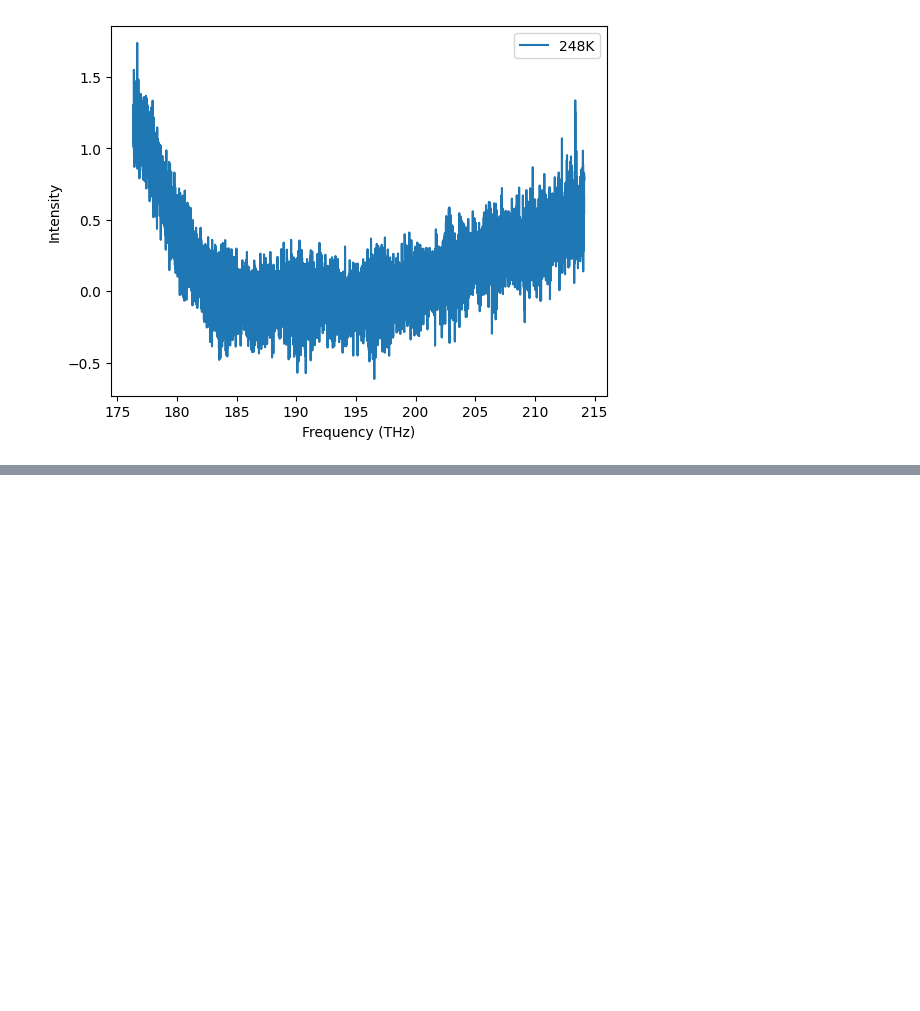
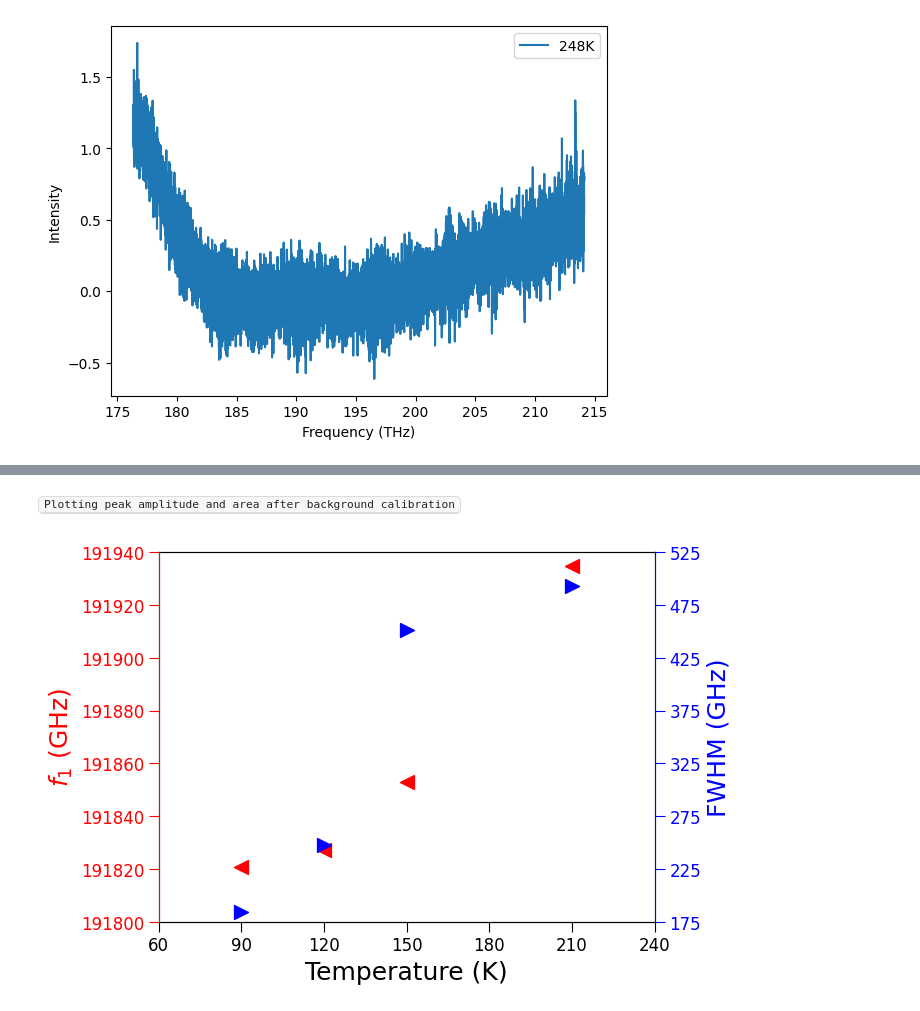
Before and after one commit to JUOM2016/Data-processing, a Jupyter notebook: 20230111_absorption_white_light_OD_parallel_calibrated.ipynb, the cells around one changed output, grey strips where cells are left out. Drawn from its saved outputs; the diff is of its cells as text; code cells hidden in the pictures; blank space fills up the shorter version.

```diff
--- a/20230111_absorption_white_light_OD_parallel_calibrated.ipynb
+++ b/20230111_absorption_white_light_OD_parallel_calibrated.ipynb
@@ -54,0 +681,58 @@ output_raw_data=data.to_numpy()
+# %% [markdown]
+<kbd> Plotting peak amplitude and area after background calibration
+# %%
+temp=[90, 120, 150, 210]
+f0_main=np.empty([len(temp),2])
+FWHM_main=np.empty([len(temp),2])
+
+fig, ax1 =plt.subplots()
+ax2=ax1.twinx()
+
+for index in range(len(temp)):
+    if peak_num[index+1] == 1:
+        f0_main[index,0]=temp[index]
+        FWHM_main[index,0]=temp[index]
+
+        f0_main[index,1]=f0_0_calibrated[index+1]
+        FWHM_main[index,1]=FWHM_0_calibrated[index+1]
+
+    elif peak_num[index+1] == 2:
+        f0_main[index,0]=temp[index]
+        FWHM_main[index,0]=temp[index]
+
+        f0_main[index,1]=f0_1_calibrated[index+1]
+        FWHM_main[index,1]=FWHM_1_calibrated[index+1]
+
+    elif peak_num[index+1] == 3:
+        f0_main[index,0]=temp[index]
+        FWHM_main[index,0]=temp[index]
+
+        f0_main[index,1]=f0_4_calibrated[index+1]
+        FWHM_main[index,1]=FWHM_4_calibrated[index+1]
+
+
+ax1.scatter(f0_main[:,0],f0_main[:,1]*1000,s=100,color='r',marker='<')
+ax2.scatter(FWHM_main[:,0],FWHM_main[:,1],s=100,color='b',marker='>')
+
+ax1.set_ylabel('$f_{1}$ (GHz)',fontsize=18,color='r')
+ax1.tick_params(axis='y', colors='red',size=7, labelsize=12)
+
+ax2.set_ylabel('FWHM (GHz)',fontsize=18,color='b')
+ax2.tick_params(axis='y', colors='b',size=7, labelsize=12)
+
+ax2.spines["left"].set_color('red')
+ax2.spines["right"].set_color('b')
+
+ax1.set_xlabel('Temperature (K)',fontsize=18)
+ax1.tick_params(axis='x', colors='black',size=7, labelsize=12)
+
+ax1.set_xlim(60,220)
+ax1.set_xticks(np.arange(60,250,30))
+ax1.set_ylim(191800,191940)
+ax1.set_yticks(np.arange(191800,191960,20))
+ax2.set_ylim(175,525)
+ax2.set_yticks(np.arange(175,575,50))
+
+fig.patch.set_facecolor('white')
+# %% [output]
+[figure, added]
```
Also changed, not shown: parts of 6 cells of this notebook, 1 other file.
